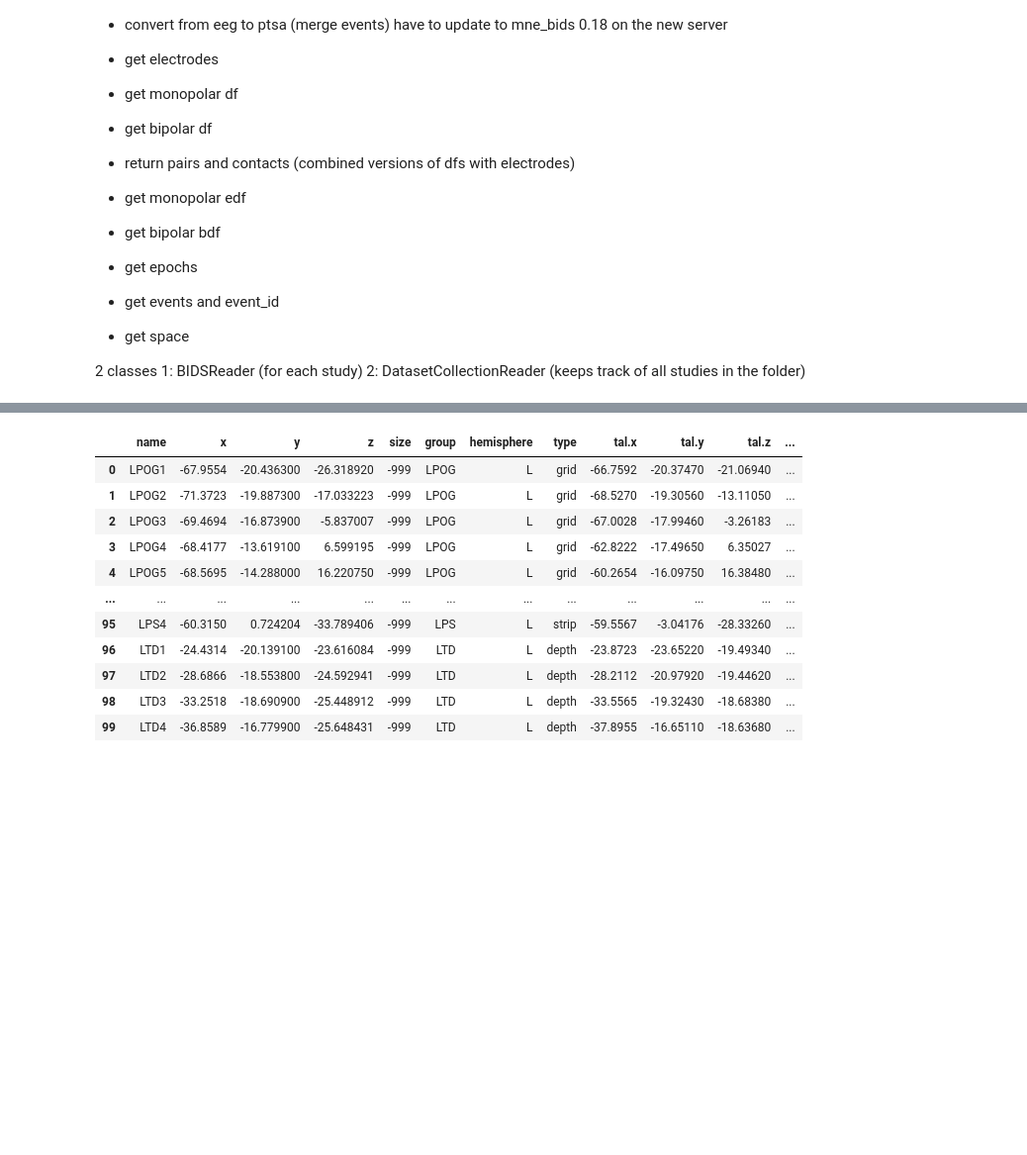
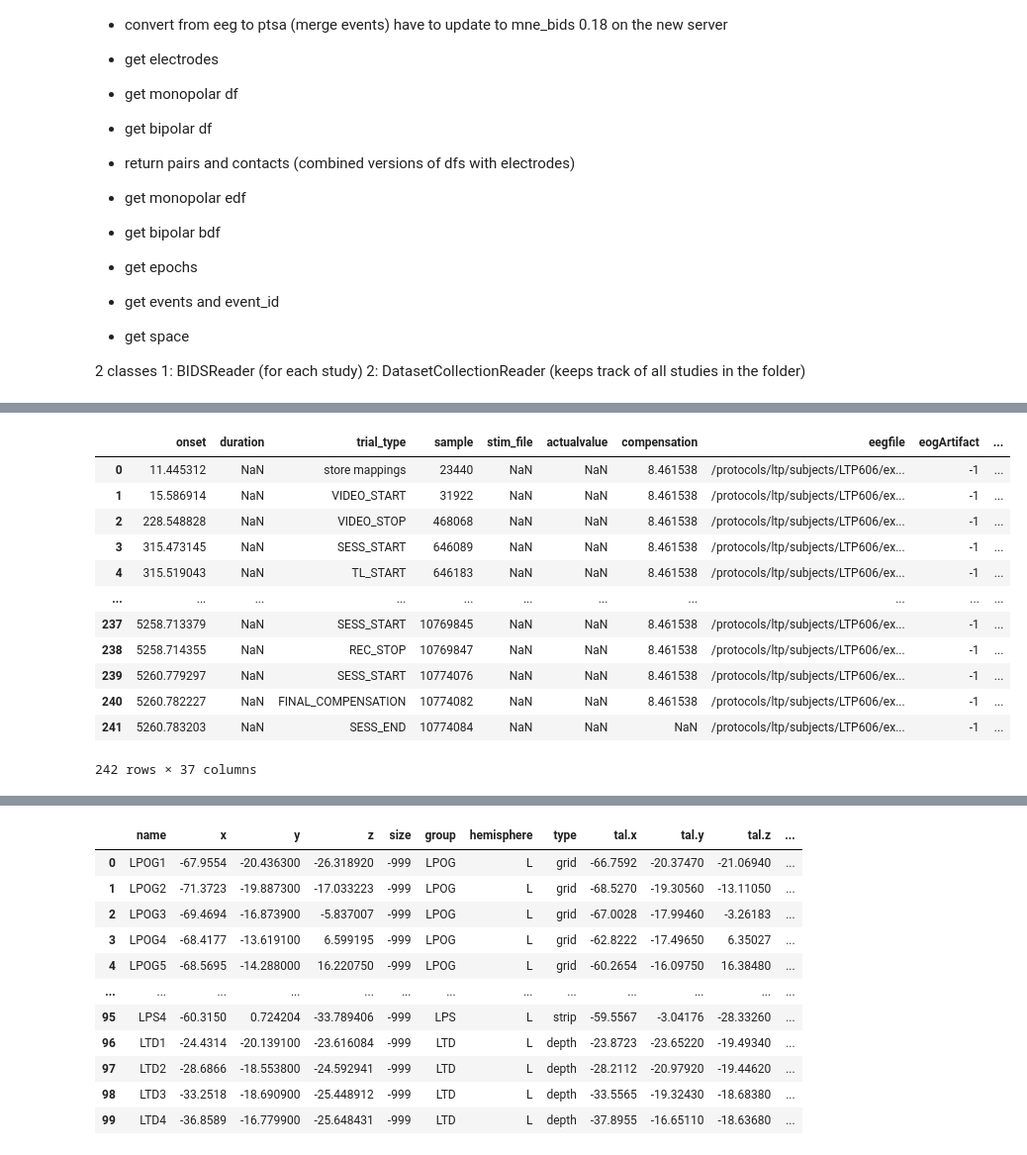
Before and after one commit to pennmem/bidsreader, a Jupyter notebook: bidsreader_scratch.ipynb, the cells around one changed output, grey strips where cells are left out. Shown at 99% size. Drawn from its saved outputs; the diff is of its cells as text; code cells hidden in the pictures; blank space fills up the shorter version.

```diff
--- a/bidsreader_scratch.ipynb
+++ b/bidsreader_scratch.ipynb
@@ -52,0 +115,18 @@ ses = 0
+# %%
+eeg_evs = bidsreader.load_events("eeg")
+# %%
+eeg_evs
+# %% [output]
+|  | onset | duration | trial_type | sample | stim_file | actualvalue | compensation | eegfile | eogArtifact | ... |
+| 0 | 11.445312 | NaN | store mappings | 23440 | NaN | NaN | 8.461538 | /protocols/ltp/subjects/LTP606/ex... | -1 | ... |
+| 1 | 15.586914 | NaN | VIDEO_START | 31922 | NaN | NaN | 8.461538 | /protocols/ltp/subjects/LTP606/ex... | -1 | ... |
+| 2 | 228.548828 | NaN | VIDEO_STOP | 468068 | NaN | NaN | 8.461538 | /protocols/ltp/subjects/LTP606/ex... | -1 | ... |
+| 3 | 315.473145 | NaN | SESS_START | 646089 | NaN | NaN | 8.461538 | /protocols/ltp/subjects/LTP606/ex... | -1 | ... |
+| 4 | 315.519043 | NaN | TL_START | 646183 | NaN | NaN | 8.461538 | /protocols/ltp/subjects/LTP606/ex... | -1 | ... |
+| ... | ... | ... | ... | ... | ... | ... | ... | ... | ... | ... |
+| 237 | 5258.713379 | NaN | SESS_START | 10769845 | NaN | NaN | 8.461538 | /protocols/ltp/subjects/LTP606/ex... | -1 | ... |
+| 238 | 5258.714355 | NaN | REC_STOP | 10769847 | NaN | NaN | 8.461538 | /protocols/ltp/subjects/LTP606/ex... | -1 | ... |
+| 239 | 5260.779297 | NaN | SESS_START | 10774076 | NaN | NaN | 8.461538 | /protocols/ltp/subjects/LTP606/ex... | -1 | ... |
+| 240 | 5260.782227 | NaN | FINAL_COMPENSATION | 10774082 | NaN | NaN | 8.461538 | /protocols/ltp/subjects/LTP606/ex... | -1 | ... |
+| 241 | 5260.783203 | NaN | SESS_END | 10774084 | NaN | NaN | NaN | /protocols/ltp/subjects/LTP606/ex... | -1 | ... |
+242 rows × 37 columns
```
Also changed, not shown: parts of 19 cells of this notebook, 4 other files.
